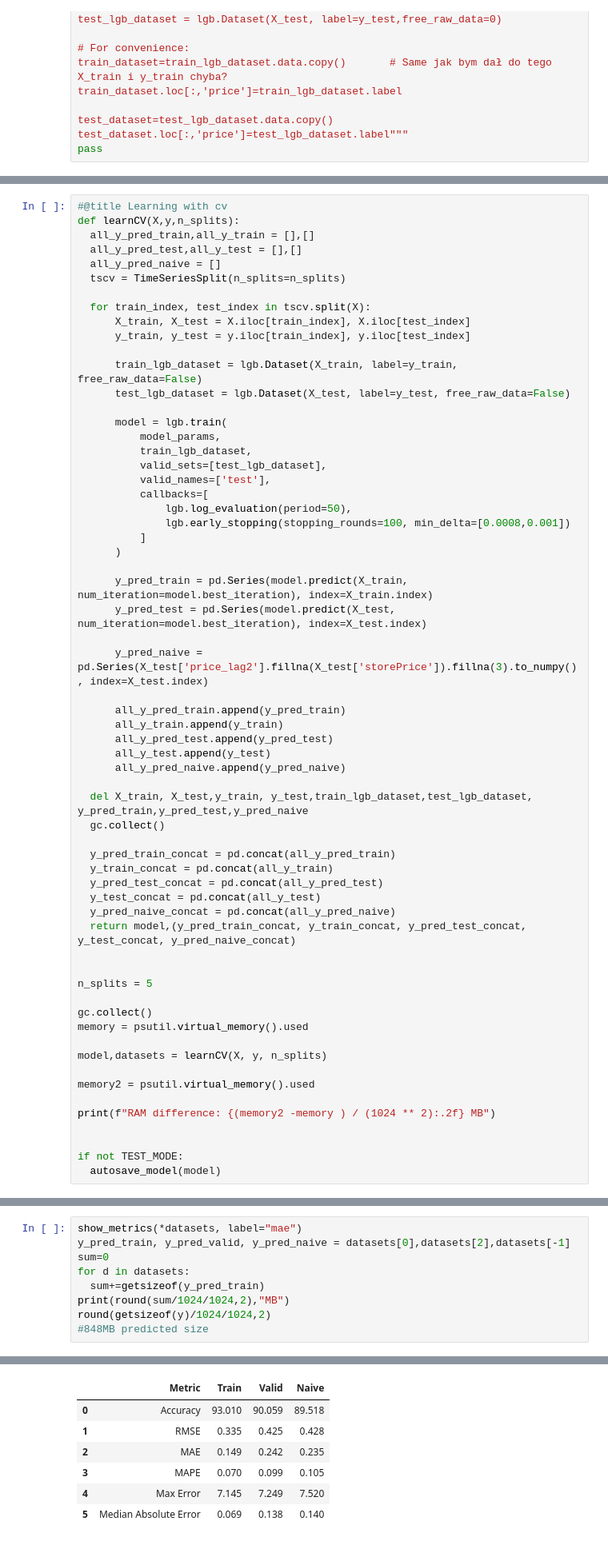
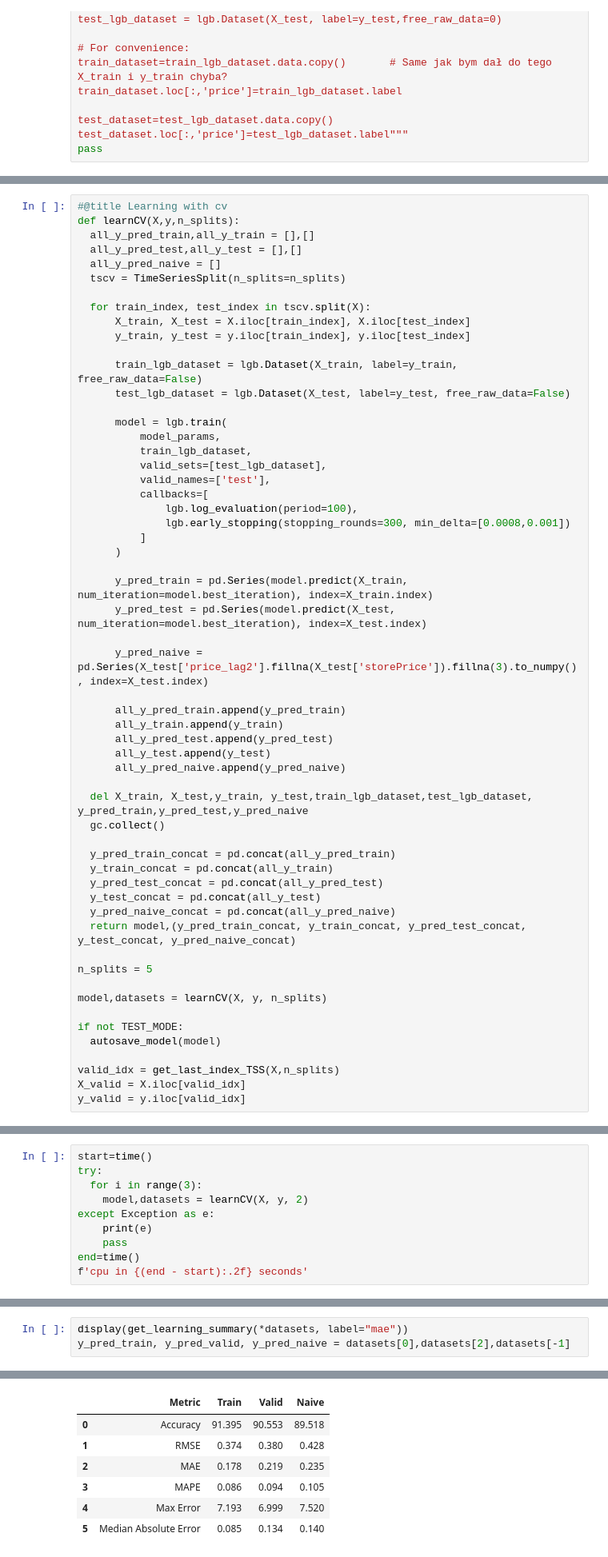
Before and after one commit to blackcaer/SMF-training, a Jupyter notebook: SMF_all.ipynb, the cells around one changed output, grey strips where cells are left out. Shown: that part at 80% size. Saved outputs shown, nothing was run; the diff lists cells and outputs as text.

```diff
--- a/SMF_all.ipynb
+++ b/SMF_all.ipynb
@@ -815,8 +1085,8 @@ def learnCV(X,y,n_splits):
           valid_sets=[test_lgb_dataset],
           valid_names=['test'],
           callbacks=[
-              lgb.log_evaluation(period=50),
-              lgb.early_stopping(stopping_rounds=100, min_delta=[0.0008,0.001])
+              lgb.log_evaluation(period=100),
+              lgb.early_stopping(stopping_rounds=300, min_delta=[0.0008,0.001])
           ]
       )
 
@@ -841,19 +1111,14 @@ def learnCV(X,y,n_splits):
   y_pred_naive_concat = pd.concat(all_y_pred_naive)
   return model,(y_pred_train_concat, y_train_concat, y_pred_test_concat, y_test_concat, y_pred_naive_concat)
 
-
 n_splits = 5
-
-gc.collect()
-memory = psutil.virtual_memory().used
 
 model,datasets = learnCV(X, y, n_splits)
 
-memory2 = psutil.virtual_memory().used
-
-print(f"RAM difference: {(memory2 -memory ) / (1024 ** 2):.2f} MB")
-
-
 if not TEST_MODE:
   autosave_model(model)
+
+valid_idx = get_last_index_TSS(X,n_splits)
+X_valid = X.iloc[valid_idx]
+y_valid = y.iloc[valid_idx]
 # %% [output]
@@ -920,0 +1210,10 @@ RAM difference: 281.90 MB
+# %%
+start=time()
+try:
+  for i in range(3):
+    model,datasets = learnCV(X, y, 2)
+except Exception as e:
+    print(e)
+    pass
+end=time()
+f'cpu in {(end - start):.2f} seconds'
@@ -921,10 +1251,4 @@ RAM difference: 281.90 MB
 # %%
-show_metrics(*datasets, label="mae")
+display(get_learning_summary(*datasets, label="mae"))
 y_pred_train, y_pred_valid, y_pred_naive = datasets[0],datasets[2],datasets[-1]
-sum=0
-for d in datasets:
-  sum+=getsizeof(y_pred_train)
-print(round(sum/1024/1024,2),"MB")
-round(getsizeof(y)/1024/1024,2)
-#848MB predicted size
 # %% [output]
@@ -933,7 +1255,7 @@ RMSE change: -0.56%   (naive->test)
 |  | Metric | Train | Valid | Naive |
-| 0 | Accuracy | 93.010 | 90.059 | 89.518 |
-| 1 | RMSE | 0.335 | 0.425 | 0.428 |
-| 2 | MAE | 0.149 | 0.242 | 0.235 |
-| 3 | MAPE | 0.070 | 0.099 | 0.105 |
-| 4 | Max Error | 7.145 | 7.249 | 7.520 |
-| 5 | Median Absolute Error | 0.069 | 0.138 | 0.140 |
+| 0 | Accuracy | 91.395 | 90.553 | 89.518 |
+| 1 | RMSE | 0.374 | 0.380 | 0.428 |
+| 2 | MAE | 0.178 | 0.219 | 0.235 |
+| 3 | MAPE | 0.086 | 0.094 | 0.105 |
+| 4 | Max Error | 7.193 | 6.999 | 7.520 |
+| 5 | Median Absolute Error | 0.085 | 0.134 | 0.140 |
```
Also changed, not shown: parts of 25 cells of this notebook.
